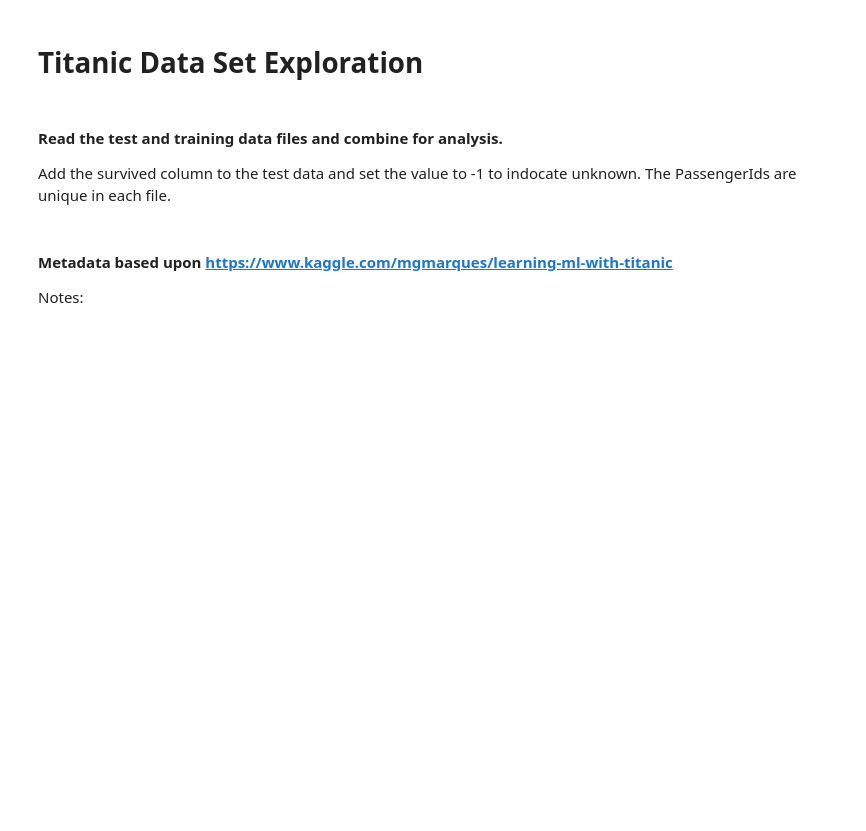
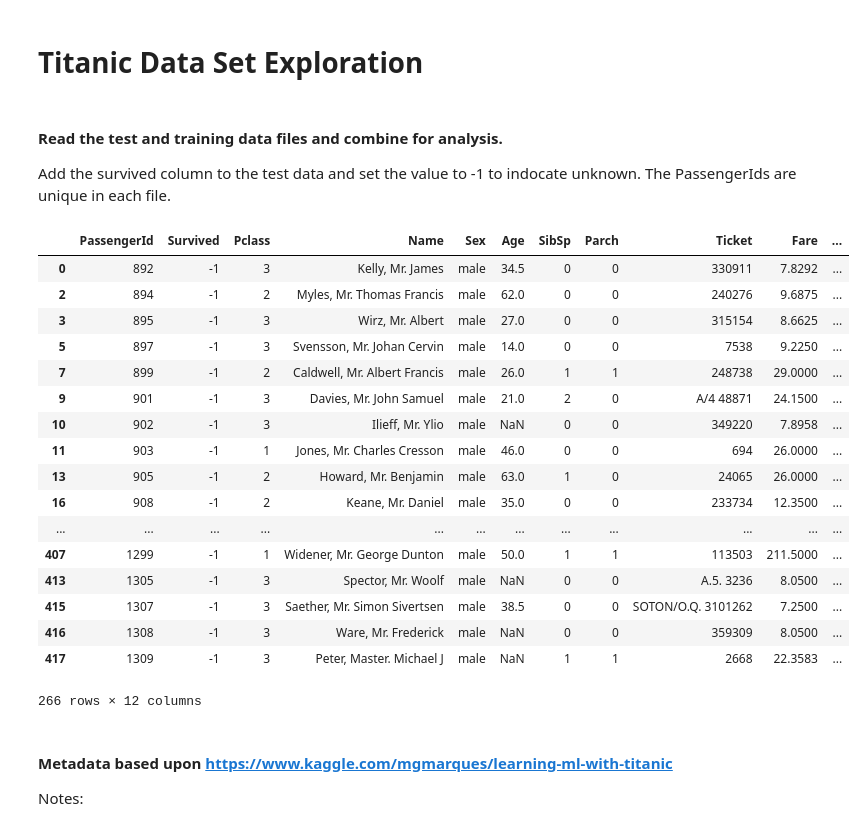
Before and after one commit to chipk215/Titanic, a Jupyter notebook: titanic_data_explore.ipynb, the cells around one changed output. Drawn from its saved outputs; the diff is of its cells as text; code cells hidden in the pictures; blank space fills up the shorter version.

```diff
--- a/titanic_data_explore.ipynb
+++ b/titanic_data_explore.ipynb
@@ -15,6 +15,27 @@ train = pd.read_csv('data/train.csv')
 test = pd.read_csv('data/test.csv')
 test.insert(loc=1, column='Survived', value=-1)
 data = pd.concat([train, test], ignore_index=True)
+# %%
+test[test['Sex']=='male']
+# %% [output]
+|  | PassengerId | Survived | Pclass | Name | Sex | Age | SibSp | Parch | Ticket | Fare | ... |
+| 0 | 892 | -1 | 3 | Kelly, Mr. James | male | 34.5 | 0 | 0 | 330911 | 7.8292 | ... |
+| 2 | 894 | -1 | 2 | Myles, Mr. Thomas Francis | male | 62.0 | 0 | 0 | 240276 | 9.6875 | ... |
+| 3 | 895 | -1 | 3 | Wirz, Mr. Albert | male | 27.0 | 0 | 0 | 315154 | 8.6625 | ... |
+| 5 | 897 | -1 | 3 | Svensson, Mr. Johan Cervin | male | 14.0 | 0 | 0 | 7538 | 9.2250 | ... |
+| 7 | 899 | -1 | 2 | Caldwell, Mr. Albert Francis | male | 26.0 | 1 | 1 | 248738 | 29.0000 | ... |
+| 9 | 901 | -1 | 3 | Davies, Mr. John Samuel | male | 21.0 | 2 | 0 | A/4 48871 | 24.1500 | ... |
+| 10 | 902 | -1 | 3 | Ilieff, Mr. Ylio | male | NaN | 0 | 0 | 349220 | 7.8958 | ... |
+| 11 | 903 | -1 | 1 | Jones, Mr. Charles Cresson | male | 46.0 | 0 | 0 | 694 | 26.0000 | ... |
+| 13 | 905 | -1 | 2 | Howard, Mr. Benjamin | male | 63.0 | 1 | 0 | 24065 | 26.0000 | ... |
+| 16 | 908 | -1 | 2 | Keane, Mr. Daniel | male | 35.0 | 0 | 0 | 233734 | 12.3500 | ... |
+| ... | ... | ... | ... | ... | ... | ... | ... | ... | ... | ... | ... |
+| 407 | 1299 | -1 | 1 | Widener, Mr. George Dunton | male | 50.0 | 1 | 1 | 113503 | 211.5000 | ... |
+| 413 | 1305 | -1 | 3 | Spector, Mr. Woolf | male | NaN | 0 | 0 | A.5. 3236 | 8.0500 | ... |
+| 415 | 1307 | -1 | 3 | Saether, Mr. Simon Sivertsen | male | 38.5 | 0 | 0 | SOTON/O.Q. 3101262 | 7.2500 | ... |
+| 416 | 1308 | -1 | 3 | Ware, Mr. Frederick | male | NaN | 0 | 0 | 359309 | 8.0500 | ... |
+| 417 | 1309 | -1 | 3 | Peter, Master. Michael J | male | NaN | 1 | 1 | 2668 | 22.3583 | ... |
+266 rows × 12 columns
 # %% [markdown]
 #### Metadata based upon https://www.kaggle.com/mgmarques/learning-ml-with-titanic
 Notes:
```
Also changed, not shown: 2 other files.
